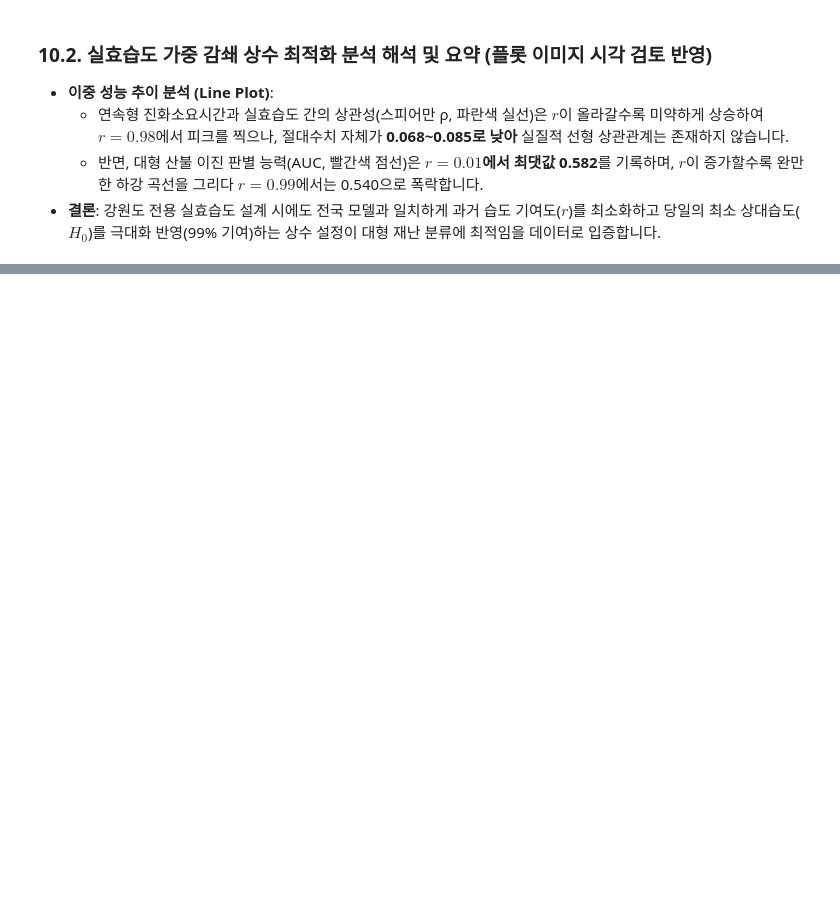
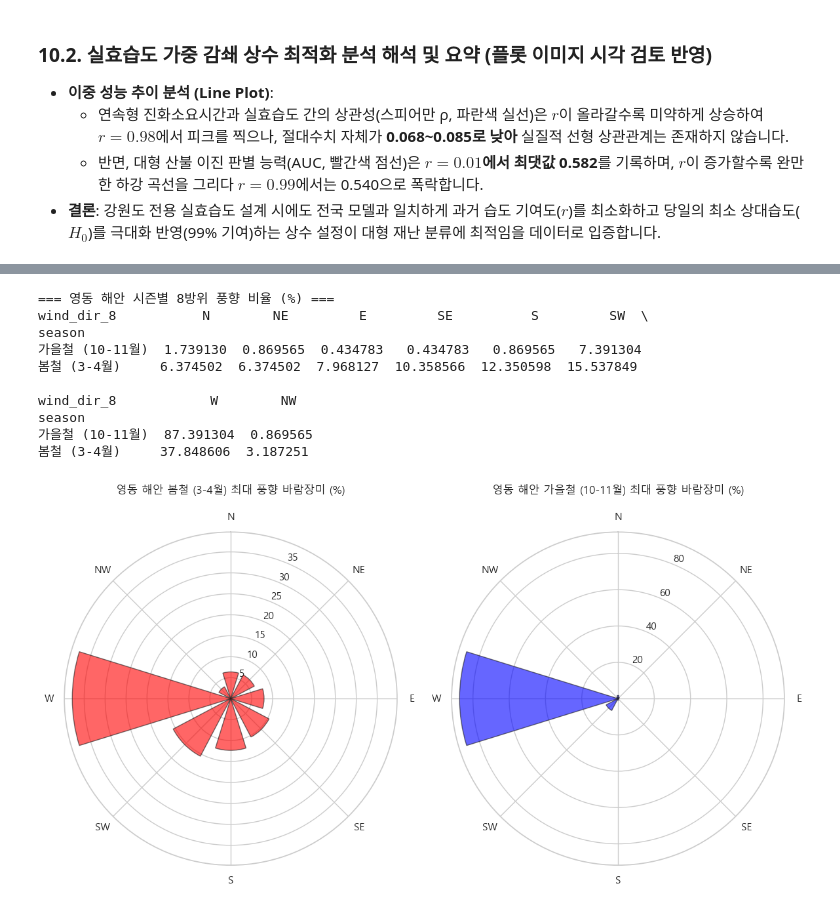
Before and after one commit to Max-JI64/farm-system-public-02, a Jupyter notebook: jsw/EDA/EDA-2026-05-26.ipynb, the cells around one changed output, grey strips where cells are left out. Cells and saved outputs as stored; diff of their text form; code cells hidden in the pictures; blank space fills up the shorter version.

```diff
--- a/jsw/EDA/EDA-2026-05-26.ipynb
+++ b/jsw/EDA/EDA-2026-05-26.ipynb
@@ -698,0 +925,58 @@ plt.show()
+# %%
+# 13.1. 영동 해안 시즌별 8방위 최대 풍향 바람장미 (Wind Rose) 대조
+yd_day = day_active[day_active['sub_region'] == '영동 해안'].copy()
+yd_day['season'] = yd_day['발생월'].apply(
+    lambda x: '봄철 (3-4월)' if x in [3, 4] else ('가을철 (10-11월)' if x in [10, 11] else '기타')
+)
+yd_day_filtered = yd_day[yd_day['season'] != '기타'].copy()
+
+def degrees_to_direction(deg):
+    if pd.isna(deg):
+        return np.nan
+    deg = deg % 360
+    directions = ['N', 'NE', 'E', 'SE', 'S', 'SW', 'W', 'NW']
+    idx = int((deg + 22.5) / 45) % 8
+    return directions[idx]
+
+yd_day_filtered['wind_dir_8'] = yd_day_filtered['최대 풍향'].apply(degrees_to_direction)
+yd_day_filtered = yd_day_filtered.dropna(subset=['wind_dir_8'])
+
+# 각 시즌별 풍향 비율 계산
+directions_order = ['N', 'NE', 'E', 'SE', 'S', 'SW', 'W', 'NW']
+season_dir_pct = yd_day_filtered.groupby(['season', 'wind_dir_8']).size().unstack(fill_value=0)
+season_dir_pct = season_dir_pct.div(season_dir_pct.sum(axis=1), axis=0) * 100
+season_dir_pct = season_dir_pct[directions_order]
+
+print("=== 영동 해안 시즌별 8방위 풍향 비율 (%) ===")
+print(season_dir_pct)
+
+# 시각화 (Polar plot 바람장미)
+fig = plt.figure(figsize=(12, 6))
+for idx, season in enumerate(['봄철 (3-4월)', '가을철 (10-11월)']):
+    ax = fig.add_subplot(1, 2, idx + 1, projection='polar')
+    ax.set_theta_zero_location("N")
+    ax.set_theta_direction(-1)
+
+    angles = np.linspace(0, 2*np.pi, 8, endpoint=False)
+    values = season_dir_pct.loc[season].values
+    bars = ax.bar(angles, values, width=0.6, bottom=0.0, color='red' if idx==0 else 'blue', alpha=0.6, edgecolor='k')
+
+    # set_ticks를 명시적으로 호출한 뒤 set_ticklabels를 설정하여 경고 우회
+    ax.set_xticks(angles)
+    ax.set_xticklabels(directions_order)
+    ax.set_title(f"영동 해안 {season} 최대 풍향 바람장미 (%)", y=1.1)
+
+plt.tight_layout()
+plt.show()
+# %% [output]
+=== 영동 해안 시즌별 8방위 풍향 비율 (%) ===
+wind_dir_8           N        NE         E         SE          S         SW  \
+season
+가을철 (10-11월)  1.739130  0.869565  0.434783   0.434783   0.869565   7.391304
+봄철 (3-4월)     6.374502  6.374502  7.968127  10.358566  12.350598  15.537849
+
+wind_dir_8            W        NW
+season
+가을철 (10-11월)  87.391304  0.869565
+봄철 (3-4월)     37.848606  3.187251
+[figure, added]
```
Also changed, not shown: parts of 25 cells of this notebook, 1 other file.
